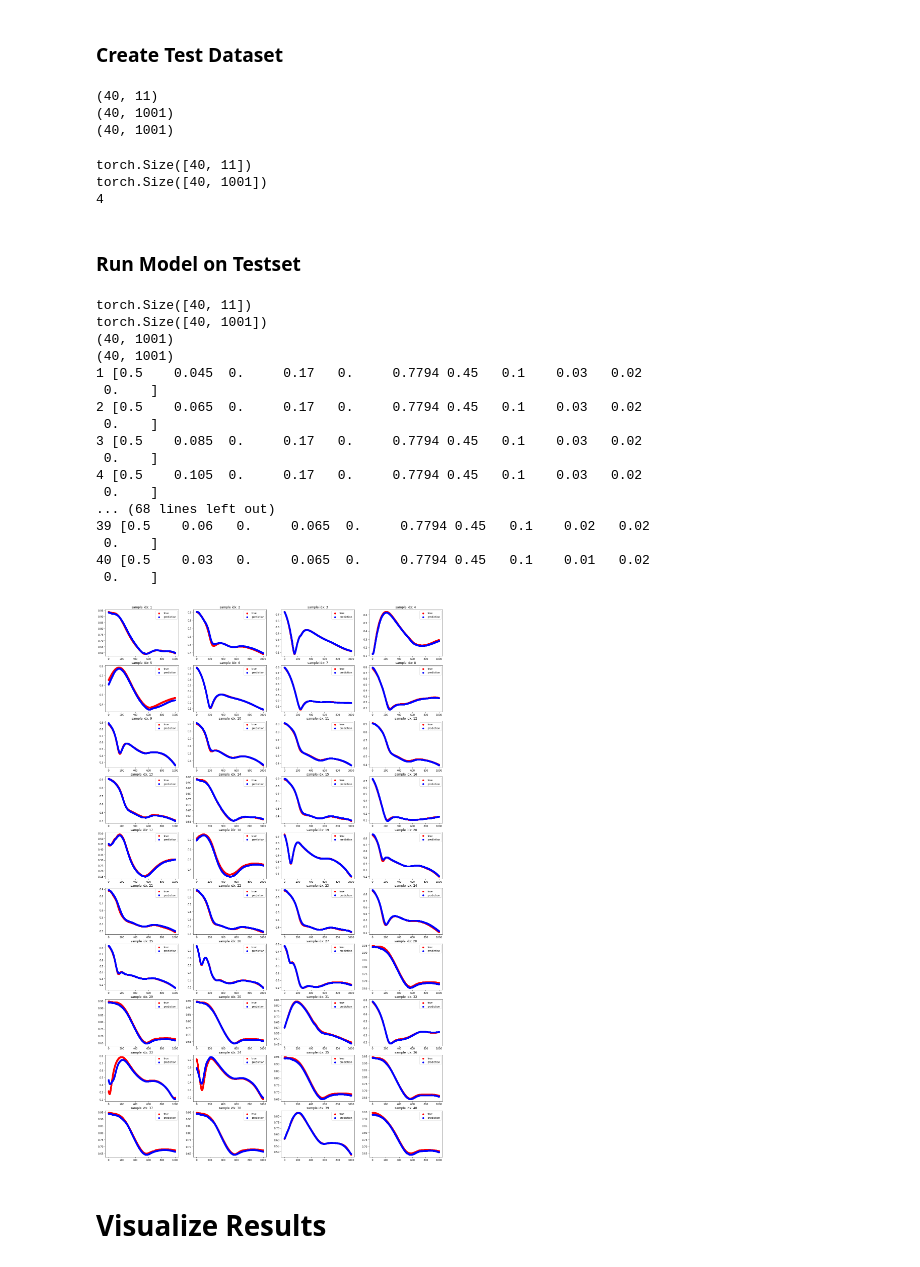
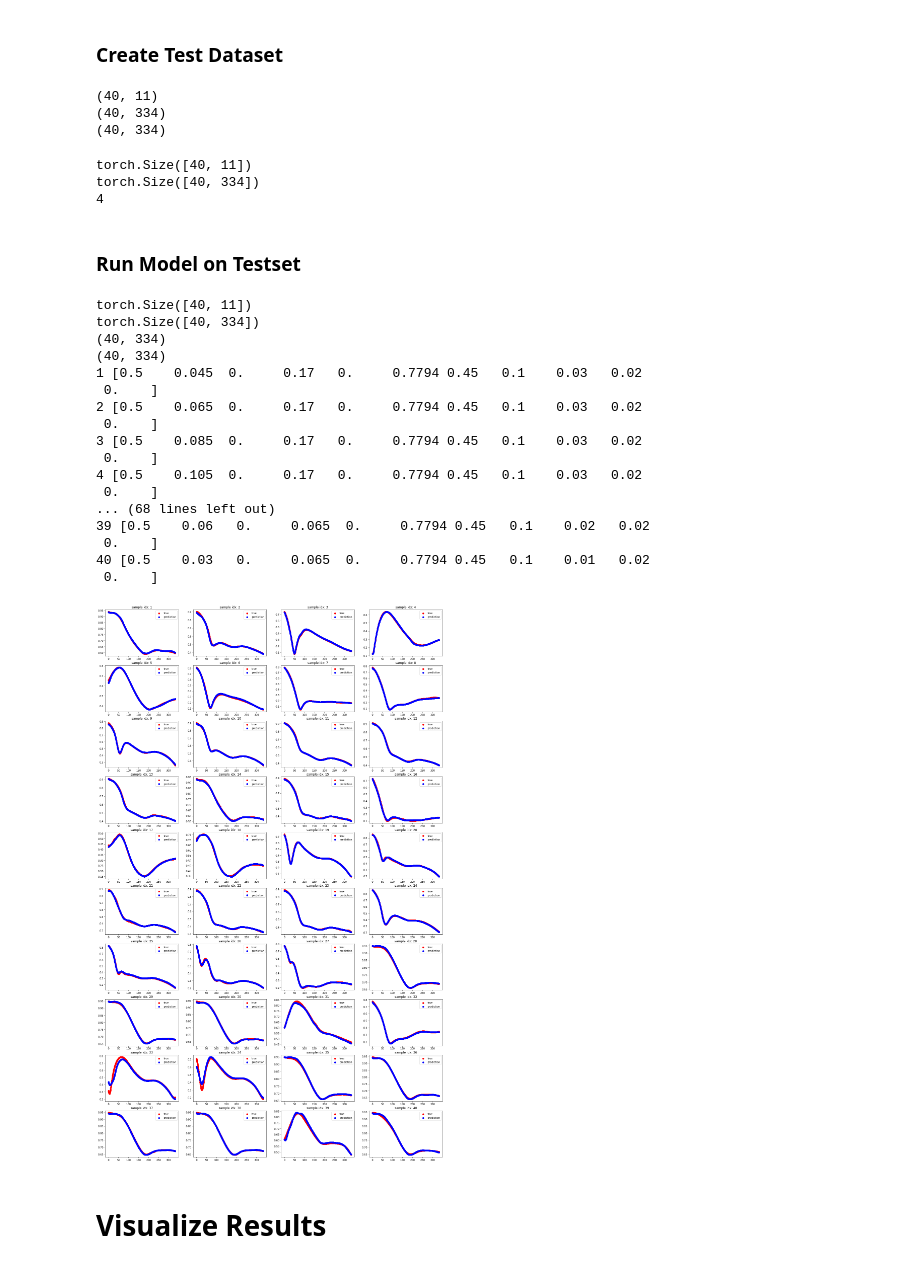
Before and after one commit to GuoyaoShen/DiatomDL, a Jupyter notebook: main_v_1_2.ipynb, the cells around one changed output. Saved outputs shown, nothing was run; the diff lists cells and outputs as text; code cells hidden in the pictures.

```diff
--- a/main_v_1_2.ipynb
+++ b/main_v_1_2.ipynb
@@ -40,6 +40,14 @@ param = data['param']
 spectra_R = data['R'][...,1]
 spectra_T = data['T'][...,1]
 
+# select param, reduce spectra dim
+# idx_pick_param = [1,3,5,6,7,8,9]
+# param = param[...,idx_pick_param]
+# inverse_param = 1./param
+# param = np.concatenate((param,inverse_param), axis=1)
+spectra_R = spectra_R[...,::3]
+spectra_T = spectra_T[...,::3]
+
 # param_inverse = 1/param
 # param = np.concatenate((param,param_inverse), axis=1)
 
@@ -376,8 +424,8 @@ print(y_test_pred_np.shape)
 plt.figure(1, figsize=(21,12))
 for idx_fig in range(9):
     plt.subplot(3, 3, idx_fig+1)
-    plt.scatter(np.arange(1001), y_test_np[idx_fig,...], c='r')
-    plt.scatter(np.arange(1001), y_test_pred_np[idx_fig,...], c='b')
+    plt.scatter(np.arange(y_test_np.shape[1]), y_test_np[idx_fig,...], c='r')
+    plt.scatter(np.arange(y_test_pred_np.shape[1]), y_test_pred_np[idx_fig,...], c='b')
     plt.legend(('true', 'prediction'))
     plt.title('sample idx: '+str(idx_test[idx_fig]))
 # %% [output]
@@ -446,13 +495,21 @@ param_test = data_test['param']
 spectra_R_test = data_test['R'][...,1]
 spectra_T_test = data_test['T'][...,1]
 
+# select param, reduce spectra dim
+# idx_pick_param = [1,3,5,6,7,8,9]
+# param_test = param_test[...,idx_pick_param]
+# inverse_param_test = 1./param_test
+# param_test = np.concatenate((param_test,inverse_param_test), axis=1)
+spectra_R_test = spectra_R_test[...,::3]
+spectra_T_test = spectra_T_test[...,::3]
+
 print(param_test.shape)
 print(spectra_R_test.shape)
 print(spectra_T_test.shape)
 # %% [output]
 (40, 11)
-(40, 1001)
-(40, 1001)
+(40, 334)
+(40, 334)
 # %%
 tensor_x_test = torch.Tensor(param_test) # transform to torch tensor
 tensor_y_test = torch.Tensor(spectra_R_test)
@@ -466,7 +523,7 @@ dataloader_ref_test = DataLoader(dataset_ref_test, batch_size=10, shuffle=True)
 print(len(dataloader_ref_test))
 # %% [output]
 torch.Size([40, 11])
-torch.Size([40, 1001])
+torch.Size([40, 334])
 4
 # %% [markdown]
 ### Run Model on Testset
@@ -482,39 +539,39 @@ X_test = X_test.to(device)
 y_test_pred = net_dense(X_test)
 
 y_test_np = y_test.cpu().detach().numpy()
 y_test_pred_np = y_test_pred.cpu().detach().numpy()
 print(y_test_np.shape)
 print(y_test_pred_np.shape)
 
 
 plt.figure(1, figsize=(24,40))
 for idx_fig in range(40):
     plt.subplot(10, 4, idx_fig+1)
-    plt.scatter(np.arange(1001), y_test_np[idx_fig,...], c='r')
-    plt.scatter(np.arange(1001), y_test_pred_np[idx_fig,...], c='b')
+    plt.scatter(np.arange(y_test_np.shape[1]), y_test_np[idx_fig,...], c='r')
+    plt.scatter(np.arange(y_test_pred_np.shape[1]), y_test_pred_np[idx_fig,...], c='b')
     plt.legend(('true', 'prediction'))
     plt.title('sample idx: '+str(idx_test[idx_fig]+1))
 
     print(idx_fig+1, X_test[idx_fig,...].cpu().detach().numpy())
 # %% [output]
 torch.Size([40, 11])
-torch.Size([40, 1001])
-(40, 1001)
-(40, 1001)
+torch.Size([40, 334])
+(40, 334)
+(40, 334)
 1 [0.5    0.045  0.     0.17   0.     0.7794 0.45   0.1    0.03   0.02
  0.    ]
 2 [0.5    0.065  0.     0.17   0.     0.7794 0.45   0.1    0.03   0.02
  0.    ]
 3 [0.5    0.085  0.     0.17   0.     0.7794 0.45   0.1    0.03   0.02
  0.    ]
 4 [0.5    0.105  0.     0.17   0.     0.7794 0.45   0.1    0.03   0.02
  0.    ]
 ... (68 lines left out)
 39 [0.5    0.06   0.     0.065  0.     0.7794 0.45   0.1    0.02   0.02
  0.    ]
 40 [0.5    0.03   0.     0.065  0.     0.7794 0.45   0.1    0.01   0.02
  0.    ]
-[figure, old version]
+[figure, new version]
 # %% [markdown]
 # Visualize Results
 # %%
```
Also changed, not shown: parts of 12 cells of this notebook.
